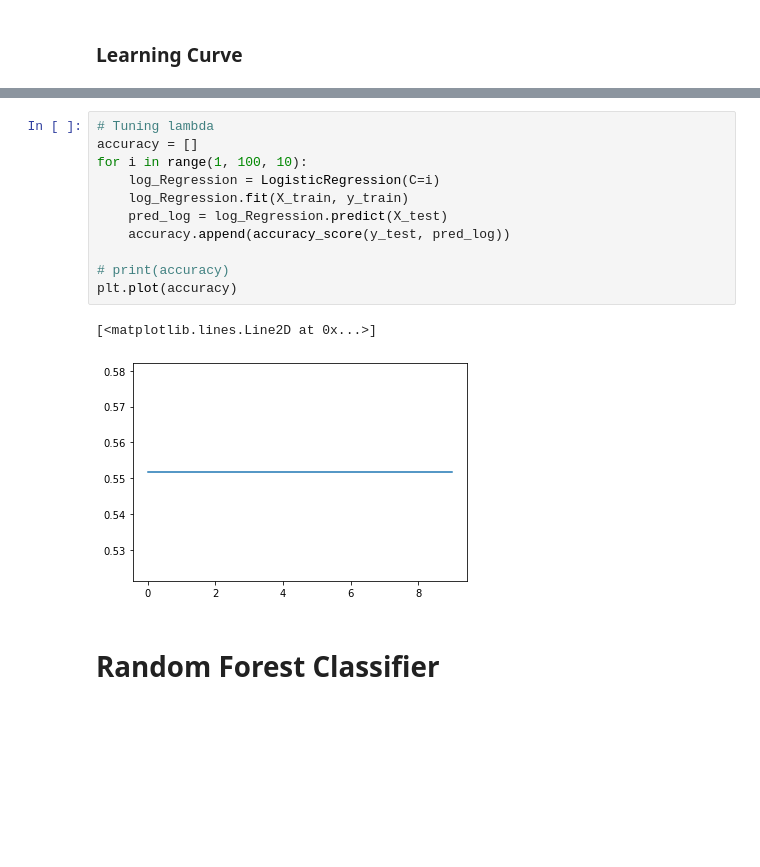
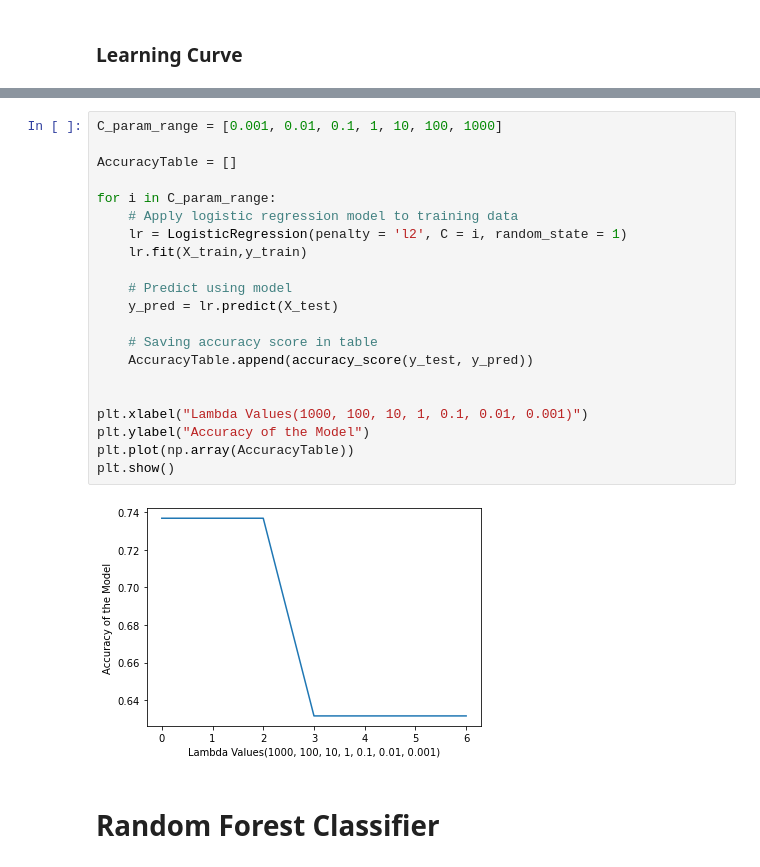
Before and after one commit to KisanThapa/ProjectCS638-Applied-Machine-Learning, a Jupyter notebook: model.ipynb, the cells around one changed output, grey strips where cells are left out. Cells and saved outputs as stored; diff of their text form; blank space fills up the shorter version.

```diff
--- a/model.ipynb
+++ b/model.ipynb
@@ -201,17 +197,26 @@ plt.show()
-# %%
-# Tuning lambda
-accuracy = []
-for i in range(1, 100, 10):
-    log_Regression = LogisticRegression(C=i)
-    log_Regression.fit(X_train, y_train)
-    pred_log = log_Regression.predict(X_test)
-    accuracy.append(accuracy_score(y_test, pred_log))
-
-# print(accuracy)
-plt.plot(accuracy)
-# %% [output]
-[<matplotlib.lines.Line2D at 0x...>]
-[figure, removed]
+# %%
+C_param_range = [0.001, 0.01, 0.1, 1, 10, 100, 1000]
+
+AccuracyTable = []
+
+for i in C_param_range:
+    # Apply logistic regression model to training data
+    lr = LogisticRegression(penalty = 'l2', C = i, random_state = 1)
+    lr.fit(X_train,y_train)
+
+    # Predict using model
+    y_pred = lr.predict(X_test)
+
+    # Saving accuracy score in table
+    AccuracyTable.append(accuracy_score(y_test, y_pred))
+
+
+plt.xlabel("Lambda Values(1000, 100, 10, 1, 0.1, 0.01, 0.001)")
+plt.ylabel("Accuracy of the Model")
+plt.plot(np.array(AccuracyTable))
+plt.show()
+# %% [output]
+[figure, added]
 # %% [markdown]
 # Random Forest Classifier
 # %%
```
Also changed, not shown: parts of 23 cells of this notebook.
